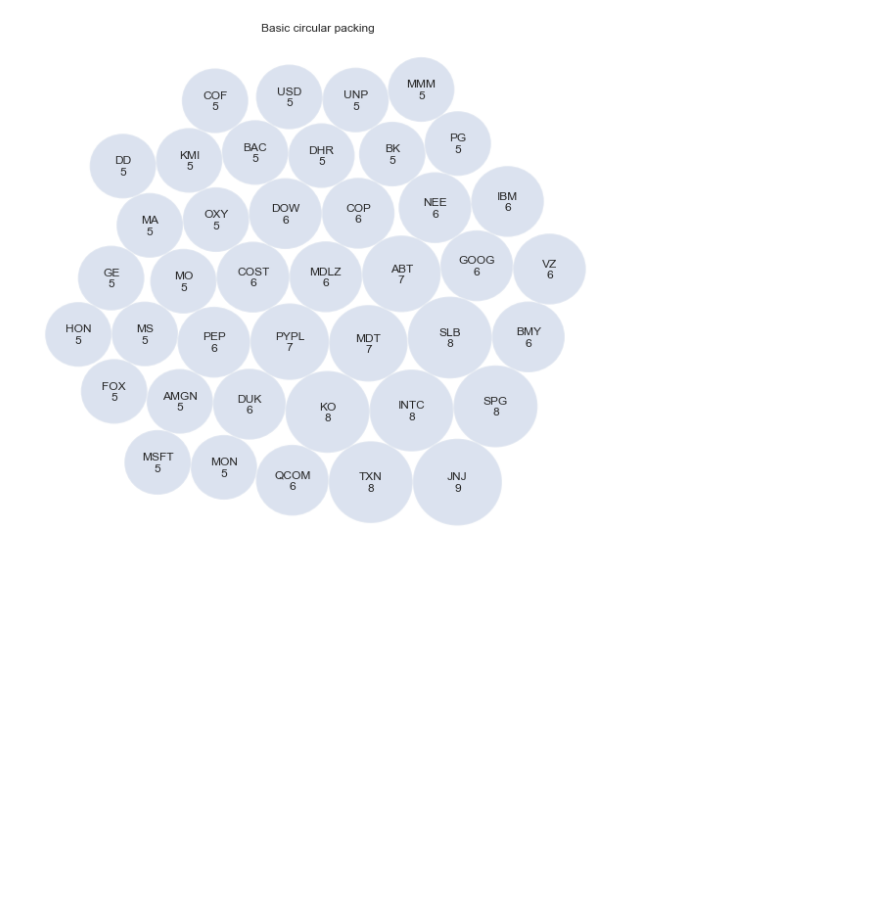
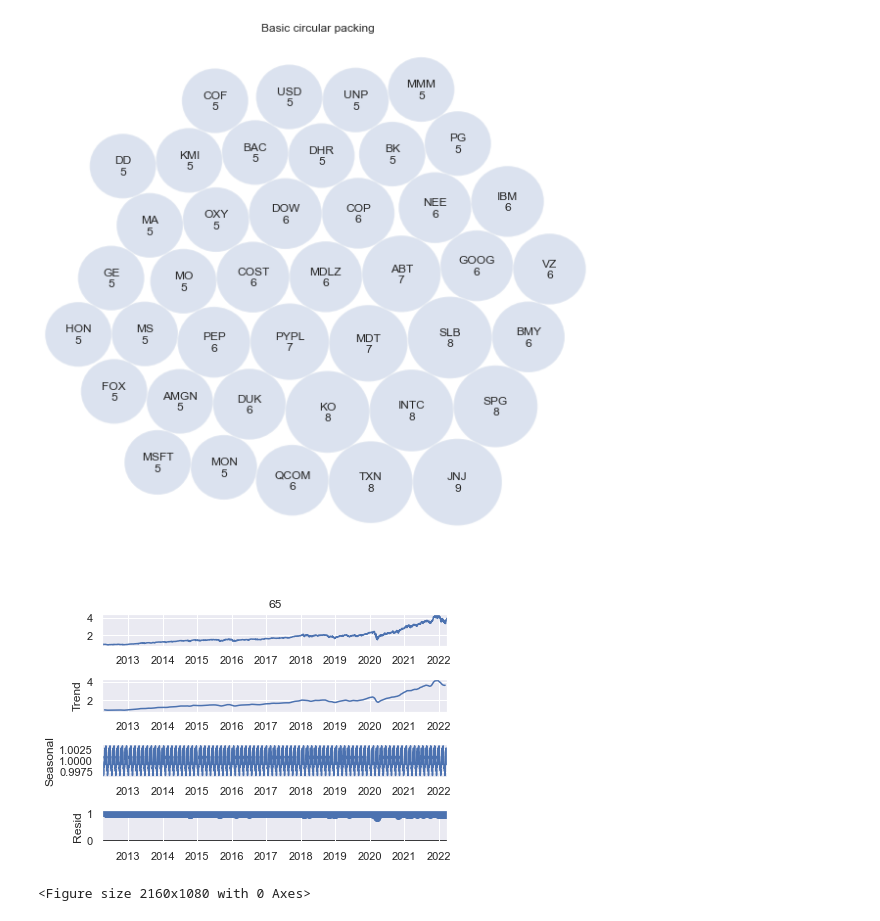
Before and after one commit to tanner-k/Investment-Portfolio-Prediction, a Jupyter notebook: notebooks/EDA.ipynb, the cells around one changed output. Saved outputs shown, nothing was run; the diff lists cells and outputs as text; code cells hidden in the pictures; blank space fills up the shorter version.

```diff
--- a/notebooks/EDA.ipynb
+++ b/notebooks/EDA.ipynb
@@ -214,3 +227,13 @@ for circle, label in zip(circles, labels):
      )
 # %% [output]
 [figure]
+# %%
+# Look at the seasonal decomposition of portfolio 65.
+# Because of how the returns are calculated there are negative values. This doesn't work with a multiplicative model.
+# Adding 1 to each return mitigates this problem and also makes intuitive sense as a return of the percentage of the initial investment.
+sm.tsa.seasonal_decompose(returns["65"].apply(lambda x: x+1), period=253, model="multiplicative").plot()
+plt.figure(figsize=(30, 15))
+plt.show()
+# %% [output]
+[figure, added]
+<Figure size 2160x1080 with 0 Axes>
```
Also changed, not shown: parts of 4 cells of this notebook.
